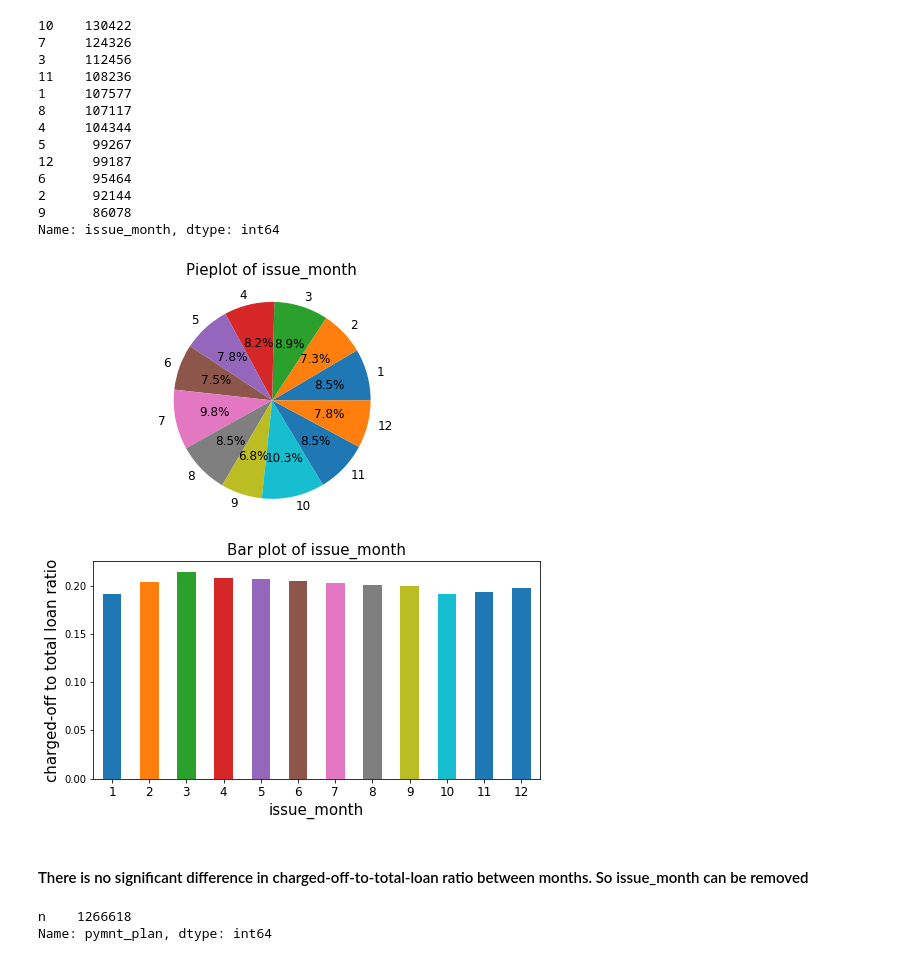
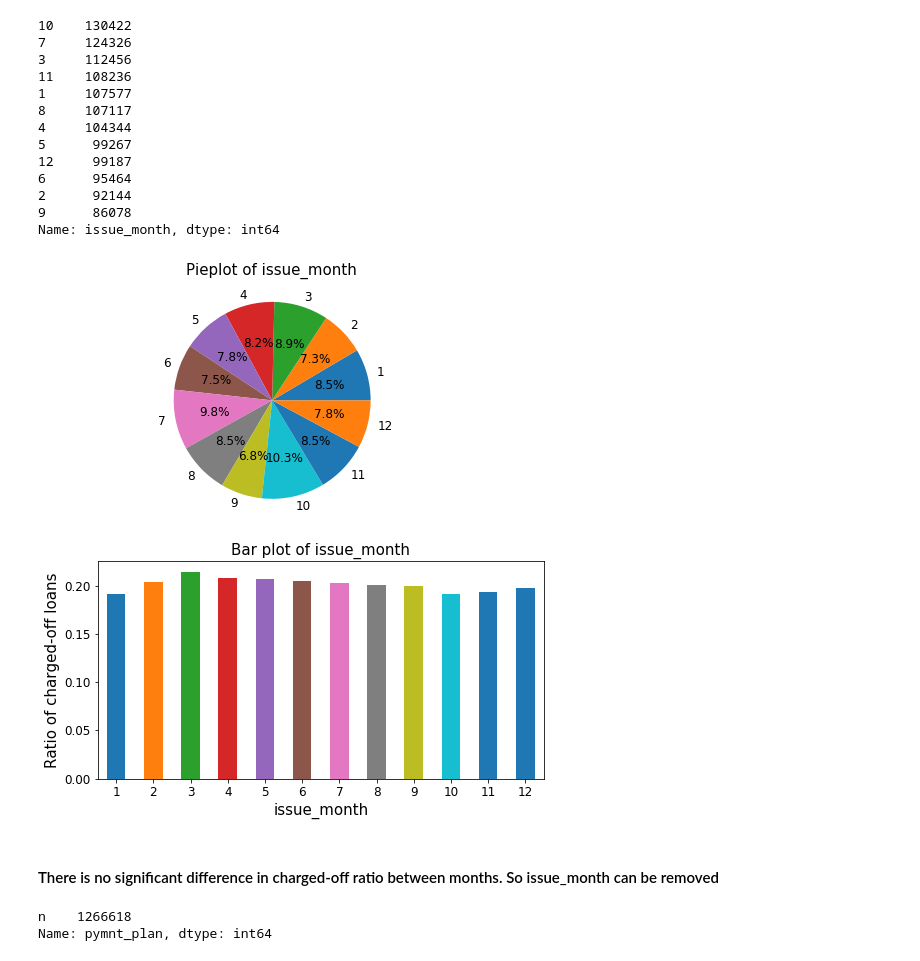
Before and after one commit to moeinsoodavi/Springboard, a Jupyter notebook: PredictingLoanStatusAtLendingClub/EDA1.ipynb, the cells around one changed output. Drawn from its saved outputs; the diff is of its cells as text; code cells hidden in the pictures.

```diff
--- a/PredictingLoanStatusAtLendingClub/EDA1.ipynb
+++ b/PredictingLoanStatusAtLendingClub/EDA1.ipynb
@@ -416,30 +417,31 @@ Name: issue_month, dtype: int64
 # %%
 # Save the month of issue date in a new column
 df['issue_month'] = df.issue_d.apply(lambda x:x.month)
 
 # Rearrange the index
 index = np.arange(1,13)
 
 #Pie Plot
 feature = 'issue_month'
 figure_size=(8,4)
 df[feature].value_counts()[index].plot.pie(autopct='%1.1f%%',startangle=0,figsize=figure_size,textprops={'fontsize': 12})
 plt.axis('equal')
 plt.title('Pieplot of {}'.format(feature),fontsize=15,y=1.05)
 plt.ylabel('')
 #Bar plot
 plt.figure()
 (df.groupby(feature)['charged_off'].mean()[index]).plot.bar(figsize = figure_size)
 plt.xlabel('{}'.format(feature),fontsize=15)
 plt.xticks(rotation='horizontal',size=12)
-plt.ylabel('charged-off to total loan ratio',fontsize=15)
+plt.ylabel('Ratio of charged-off loans',fontsize=15)
+plt.yticks(rotation='horizontal',size=12)
 plt.title('Bar plot of {}'.format(feature),fontsize=15)
 plt.show()
 # %% [output]
 [figure]
-[figure, old version]
+[figure, new version]
 # %% [markdown]
-#### There is no significant difference in charged-off-to-total-loan ratio between months. So issue_month can be removed
+#### There is no significant difference in charged-off ratio between months. So issue_month can be removed
 # %%
 # Remove issue_month
 df.drop('issue_month',axis=1,inplace=True)
```
Also changed, not shown: parts of 18 cells of this notebook, 2 other files.
